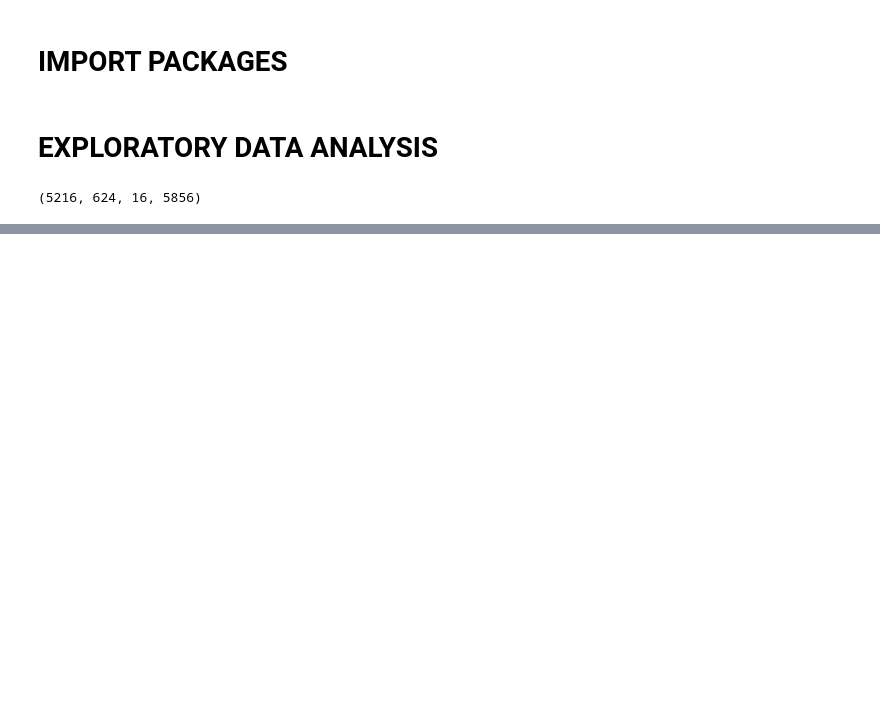
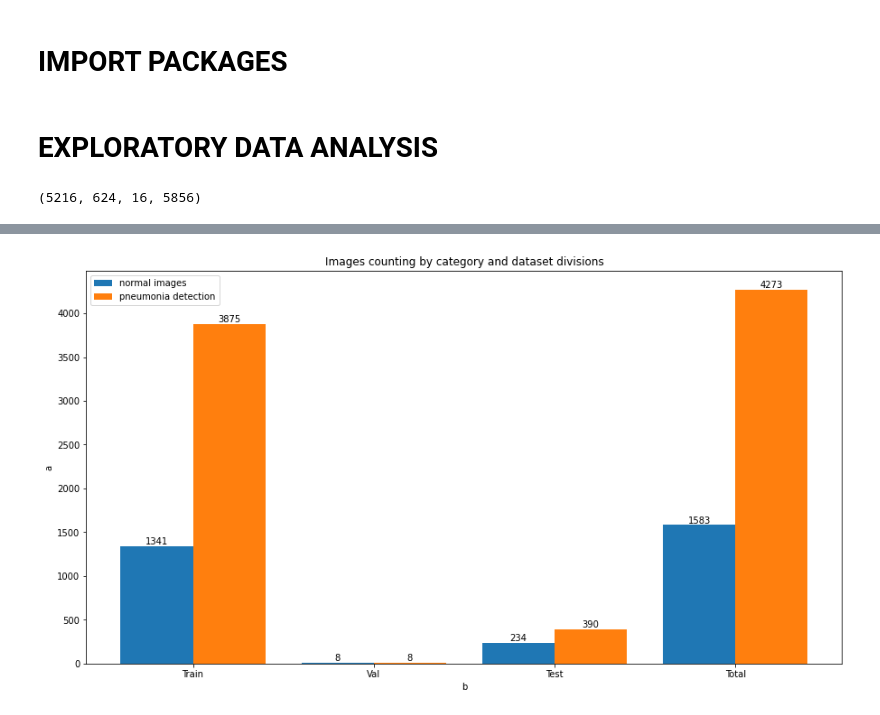
Before and after one commit to Guiandreis/pneumonia_detection, a Jupyter notebook: model_development/EDA_pneumonia_detection.ipynb, the cells around one changed output, grey strips where cells are left out. Saved outputs shown, nothing was run; the diff lists cells and outputs as text; code cells hidden in the pictures; blank space fills up the shorter version.

```diff
--- a/model_development/EDA_pneumonia_detection.ipynb
+++ b/model_development/EDA_pneumonia_detection.ipynb
@@ -107,0 +90,38 @@ plt.show()
+# %%
+N = 4
+
+pneumonia_images_train = glob.glob('/content/chest_xray/chest_xray/train/PNEUMONIA/*')
+normal_images_train = glob.glob('/content/chest_xray/chest_xray/train/NORMAL/*')
+
+pneumonia_images_val = glob.glob('/content/chest_xray/chest_xray/val/PNEUMONIA/*')
+normal_images_val = glob.glob('/content/chest_xray/chest_xray/val/NORMAL/*')
+
+pneumonia_images_test = glob.glob('/content/chest_xray/chest_xray/test/PNEUMONIA/*')
+normal_images_test = glob.glob('/content/chest_xray/chest_xray/test/NORMAL/*')
+
+total_pneumonia_images = glob.glob('/content/chest_xray/chest_xray/*/PNEUMONIA/*')
+total_normal_images = glob.glob('/content/chest_xray/chest_xray/*/NORMAL/*')
+
+idx = np.arange(N)
+
+width = 0.4
+
+blue_bar = (len(normal_images_train), len(normal_images_val), len(normal_images_test), len(total_normal_images))
+orange_bar = (len(pneumonia_images_train), len(pneumonia_images_val), len(pneumonia_images_test), len(total_pneumonia_images))
+
+plt.figure(figsize = (15,8))
+bar_blue = plt.bar(idx, blue_bar, width, label = 'normal images')
+bar_orange = plt.bar(idx + width, orange_bar, width, label = 'pneumonia detection')
+
+plt.xlabel('b')
+plt.ylabel('a')
+plt.title('Images counting by category and dataset divisions')
+plt.xticks(idx + width/2, ('Train', 'Val', 'Test', 'Total'))
+plt.legend(loc = 'best')
+
+for rect in bar_blue + bar_orange:
+  height = rect.get_height()
+  plt.text(rect.get_x() + rect.get_width() / 2.0, height, f'{height:.0f}', ha = 'center', va = 'bottom')
+plt.show()
+# %% [output]
+[figure, added]
```
Also changed, not shown: parts of 6 cells of this notebook.
